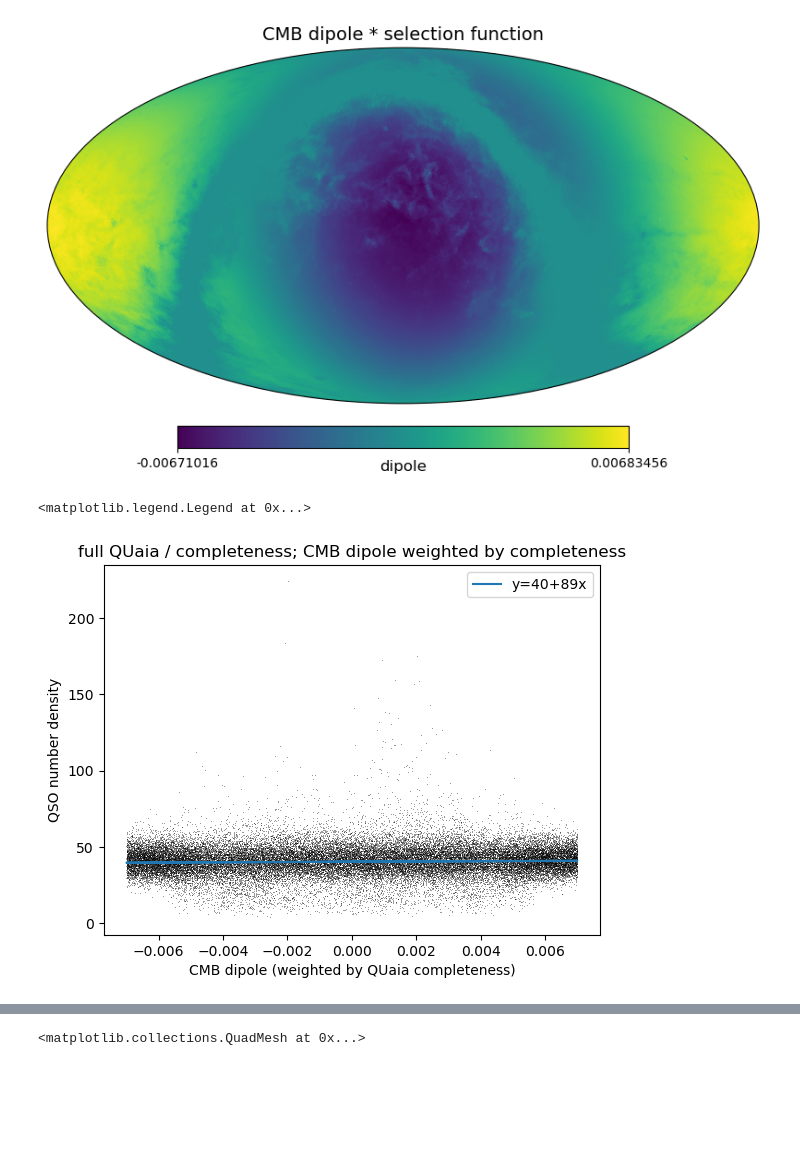
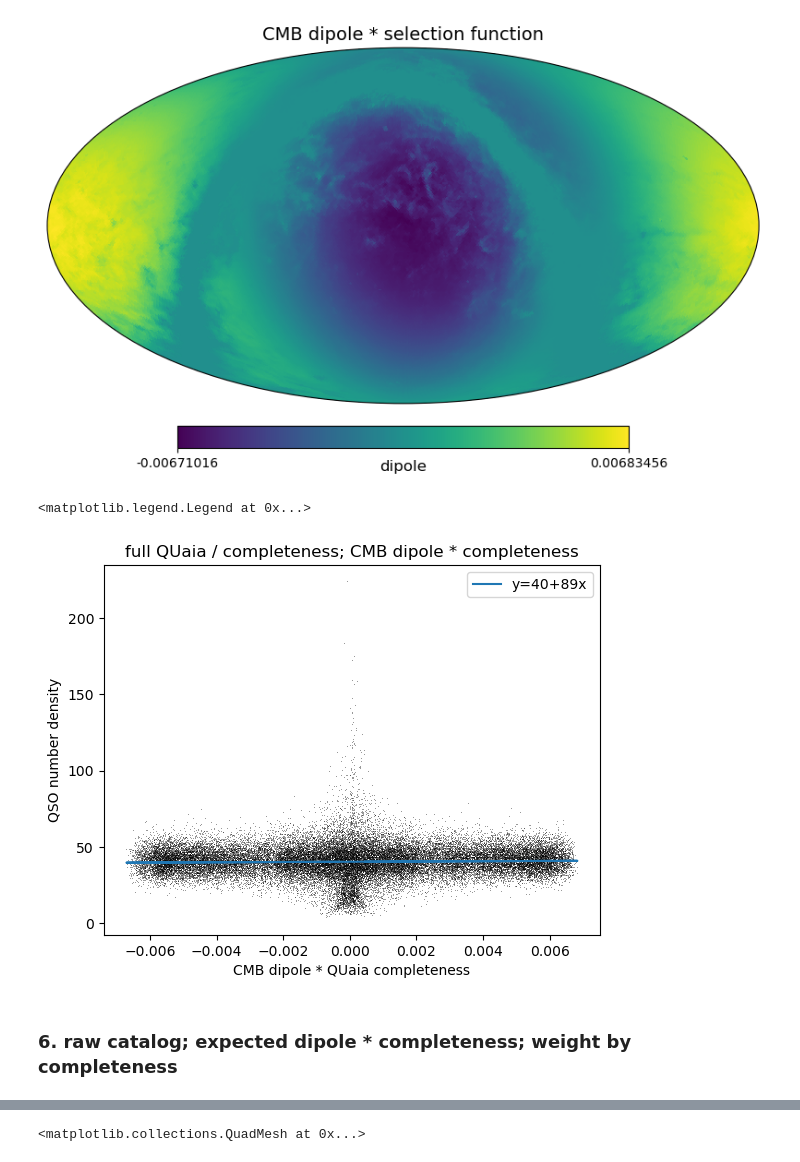
Before and after one commit to abbyw24/lss-dipoles, a Jupyter notebook: notebooks/qso_density_vs_expectation_3-7-23.ipynb, the cells around one changed output, grey strips where cells are left out. Drawn from its saved outputs; the diff is of its cells as text; code cells hidden in the pictures; blank space fills up the shorter version.

```diff
--- a/notebooks/qso_density_vs_expectation_3-7-23.ipynb
+++ b/notebooks/qso_density_vs_expectation_3-7-23.ipynb
@@ -24,7 +24,7 @@ mapdir = '/scratch/aew492/quasars/catalogs'
 NSIDE = 64
 NPIX = hp.nside2npix(NSIDE)
 G = 20.5
-tab_quaia = Table.read(os.path.join(mapdir, f'catalog_G{G}.fits'), format='fits')
+tab_quaia = Table.read(os.path.join(mapdir, f'quaia_G{G}.fits'), format='fits')
 # %%
 # format into healpy map
 pix_idx = hp.ang2pix(NSIDE, tab_quaia['ra'], tab_quaia['dec'], lonlat=True)
@@ -186,12 +198,14 @@ projview(expected_map_selfunc, title='CMB dipole * selection function', unit='di
 m, b = np.polyfit(expected_map_selfunc[idx_to_fit], map_quaia_expected[idx_to_fit], 1)
 # %%
 fig, ax = plt.subplots()
-ax.plot(expected_map[idx_to_fit], map_quaia_expected[idx_to_fit], marker=',', ls='None', color='k', alpha=0.4)
-ax.plot(expected_map[idx_to_fit], b+m*expected_map[idx_to_fit], label=f'y={b:.0f}+{m:.0f}x')
-ax.set_xlabel('CMB dipole (weighted by QUaia completeness)')
+ax.plot(expected_map_selfunc[idx_to_fit], map_quaia_expected[idx_to_fit], marker=',', ls='None', color='k', alpha=0.4)
+ax.plot(expected_map_selfunc[idx_to_fit], b+m*expected_map_selfunc[idx_to_fit], label=f'y={b:.0f}+{m:.0f}x')
+ax.set_xlabel('CMB dipole * QUaia completeness')
 ax.set_ylabel('QSO number density')
-ax.set_title('full QUaia / completeness; CMB dipole weighted by completeness')
+ax.set_title('full QUaia / completeness; CMB dipole * completeness')
 ax.legend()
 # %% [output]
 <matplotlib.legend.Legend at 0x...>
-[figure, old version]
+[figure, new version]
+# %% [markdown]
+### 6. raw catalog; expected dipole * completeness; weight by completeness
```
Also changed, not shown: parts of 23 cells of this notebook, 1 other file.
